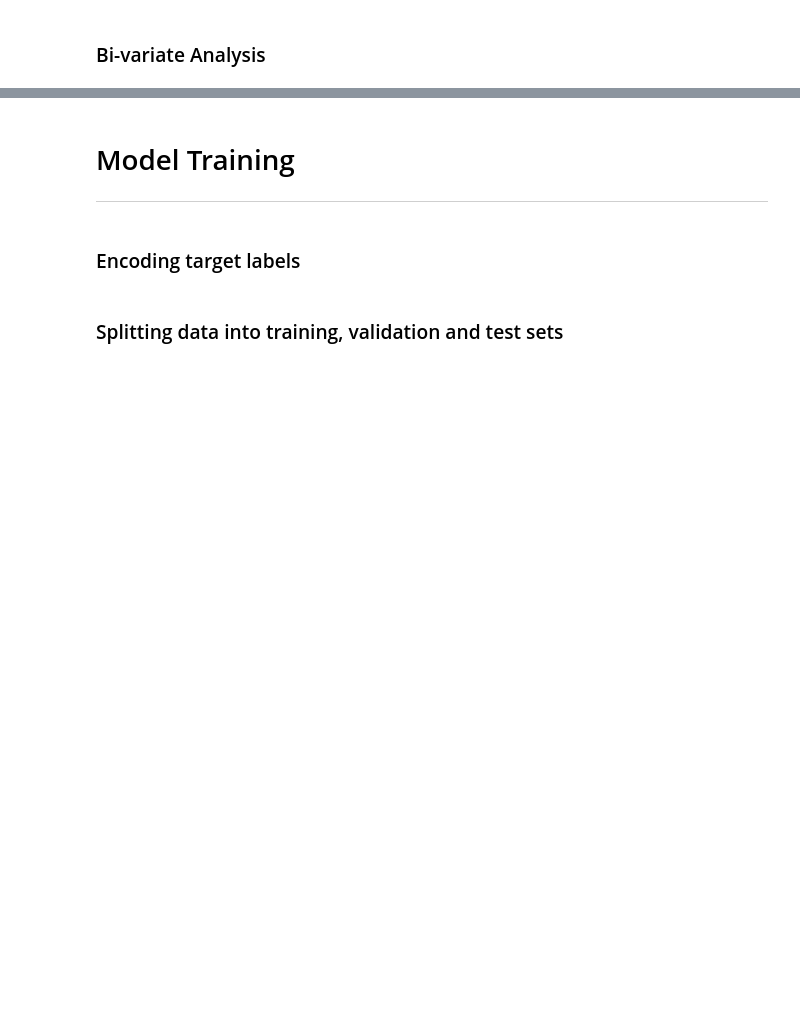
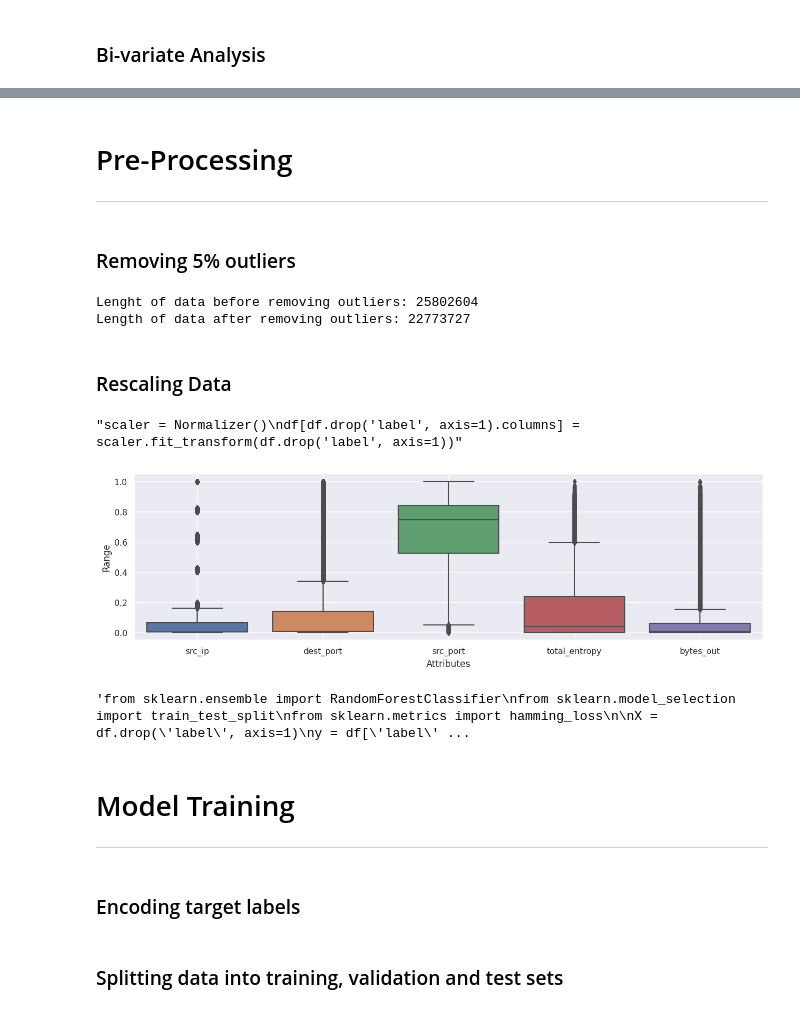
Before and after one commit to Orestas41/network_intrusion_detection, a Jupyter notebook: network_intrusion_detection.ipynb, the cells around one changed output, grey strips where cells are left out. Cells and saved outputs as stored; diff of their text form; code cells hidden in the pictures; blank space fills up the shorter version.

```diff
--- a/network_intrusion_detection.ipynb
+++ b/network_intrusion_detection.ipynb
@@ -284,0 +204,72 @@ for i, j in combinations(numerical, 2):
+# %% [markdown]
+# Pre-Processing
+---
+# %% [markdown]
+### Removing 5% outliers
+# %%
+print('Lenght of data before removing outliers:', len(df))
+for i in df.drop('label', axis=1).columns:
+    Q1 = df[i].quantile(0.05)
+    Q3 = df[i].quantile(0.95)
+    IQR = Q3 - Q1
+    df = df[(df[i] >= Q1 - 1.5*IQR) & (df[i] <= Q3 + 1.5*IQR)]
+
+print('Length of data after removing outliers:', len(df))
+# %% [output]
+Lenght of data before removing outliers: 25802604
+Length of data after removing outliers: 22773727
+# %% [markdown]
+### Rescaling Data
+# %%
+from sklearn.preprocessing import StandardScaler, MinMaxScaler, MaxAbsScaler, Normalizer
+
+"""scaler = StandardScaler()
+df[df.drop('label', axis=1).columns] = scaler.fit_transform(df.drop('label', axis=1))"""
+
+scaler = MinMaxScaler()
+df[df.drop('label', axis=1).columns] = scaler.fit_transform(df.drop('label', axis=1))
+
+"""scaler = MaxAbsScaler()
+df[df.drop('label', axis=1).columns] = scaler.fit_transform(df.drop('label', axis=1))"""
+
+"""scaler = Normalizer()
+df[df.drop('label', axis=1).columns] = scaler.fit_transform(df.drop('label', axis=1))"""
+# %% [output]
+"scaler = Normalizer()\ndf[df.drop('label', axis=1).columns] = scaler.fit_transform(df.drop('label', axis=1))"
+# %%
+plt.figure(figsize=(15, 4))
+sns.boxplot(data=df[numerical])
+plt.xlabel("Attributes")
+plt.ylabel("Range")
+plt.grid(True)
+plt.show()
+# %% [output]
+[figure, added]
+# %%
+"""from sklearn.ensemble import RandomForestClassifier
+from sklearn.model_selection import train_test_split
+from sklearn.metrics import hamming_loss
+
+X = df.drop('label', axis=1)
+y = df['label']
+
+X_train, X_test, y_train, y_test = train_test_split(X, y, test_size=0.2)
+
+# Initialize the RandomForestClassifier
+rf_classifier = RandomForestClassifier()
+
+# Fit the model
+rf_classifier.fit(X_train, y_train)
+
+# Predict labels
+y_pred = rf_classifier.predict(X_test)
+
+# Ensure y_test is a DataFrame or 2D array
+if isinstance(y_test, pd.Series):
+    y_test = y_test.to_frame()
+
+# Calculate Hamming Loss
+hamming = hamming_loss(y_test, y_pred)
+print(f"Hamming Loss: {hamming}")"""
+# %% [output]
+'from sklearn.ensemble import RandomForestClassifier\nfrom sklearn.model_selection import train_test_split\nfrom sklearn.metrics import hamming_loss\n\nX = df.drop(\'label\', axis=1)\ny = df[\'label\' ...
```
Also changed, not shown: parts of 25 cells of this notebook.
